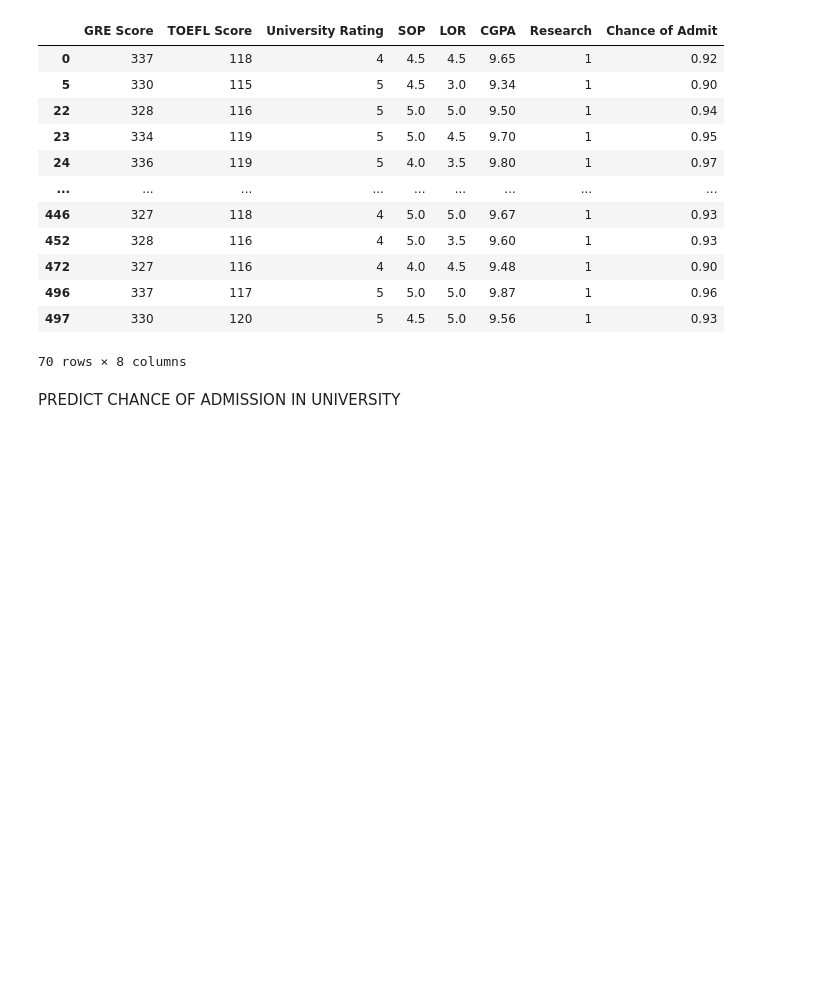
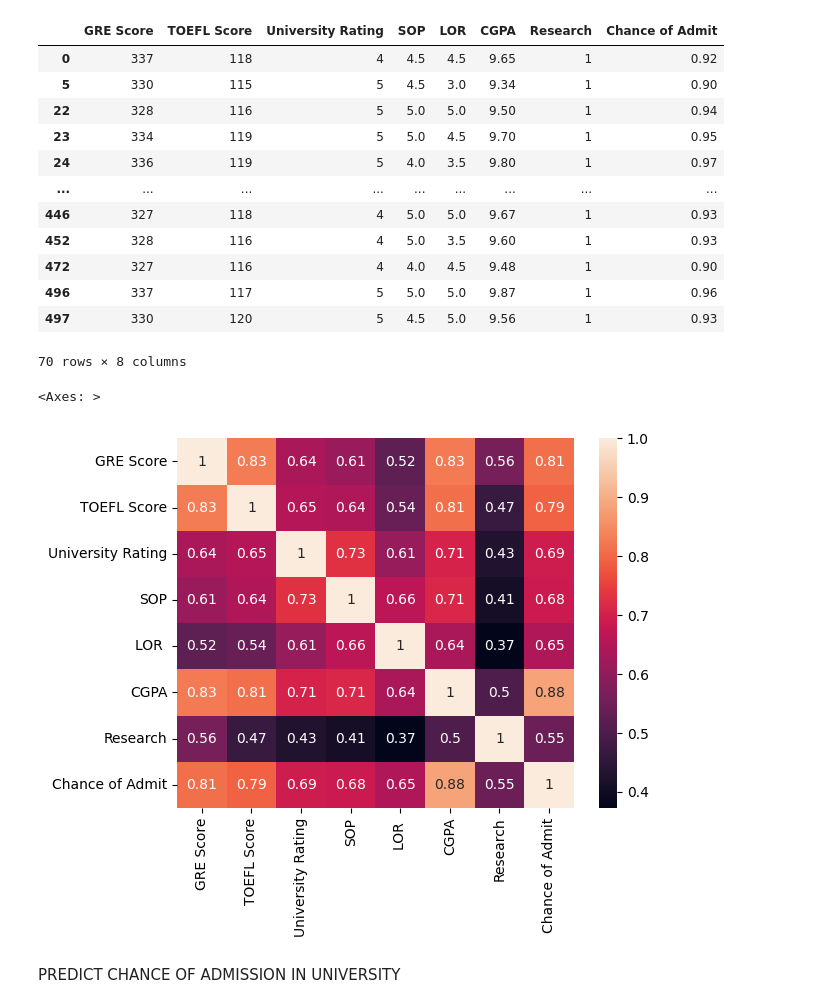
Before and after one commit to Piyushoberoy/UAPS---UNIVERSITY_ADMISSION_PREDICTION_SYSTEM, a Jupyter notebook: TESTING.ipynb, the cells around one changed output. Drawn from its saved outputs; the diff is of its cells as text; code cells hidden in the pictures; blank space fills up the shorter version.

```diff
--- a/TESTING.ipynb
+++ b/TESTING.ipynb
@@ -10,5 +16,5 @@ from sklearn.model_selection import train_test_split
 # %%
-file = pd.read_csv("admission_data.csv")
+file = pd.read_csv(r"K:\PROGRAMS\PYTHON\UAPS\UAPS---UNIVERSITY_ADMISSION_PREDICTION_SYSTEM\admission_data.csv")
 file.rename(columns={'Chance of Admit ': 'Chance of Admit'}, inplace=True)
 # %%
 file[file["Chance of Admit"] >= 0.9]
@@ -26,6 +32,11 @@ file[file["Chance of Admit"] >= 0.9]
 | 496 | 337 | 117 | 5 | 5.0 | 5.0 | 9.87 | 1 | 0.96 |
 | 497 | 330 | 120 | 5 | 4.5 | 5.0 | 9.56 | 1 | 0.93 |
 70 rows × 8 columns
+# %%
+sb.heatmap(file.corr(), annot=True)
+# %% [output]
+<Axes: >
+[figure, added]
 # %% [markdown]
 PREDICT CHANCE OF ADMISSION IN UNIVERSITY
 # %%
```
Also changed, not shown: parts of 15 cells of this notebook, 3 other files.
